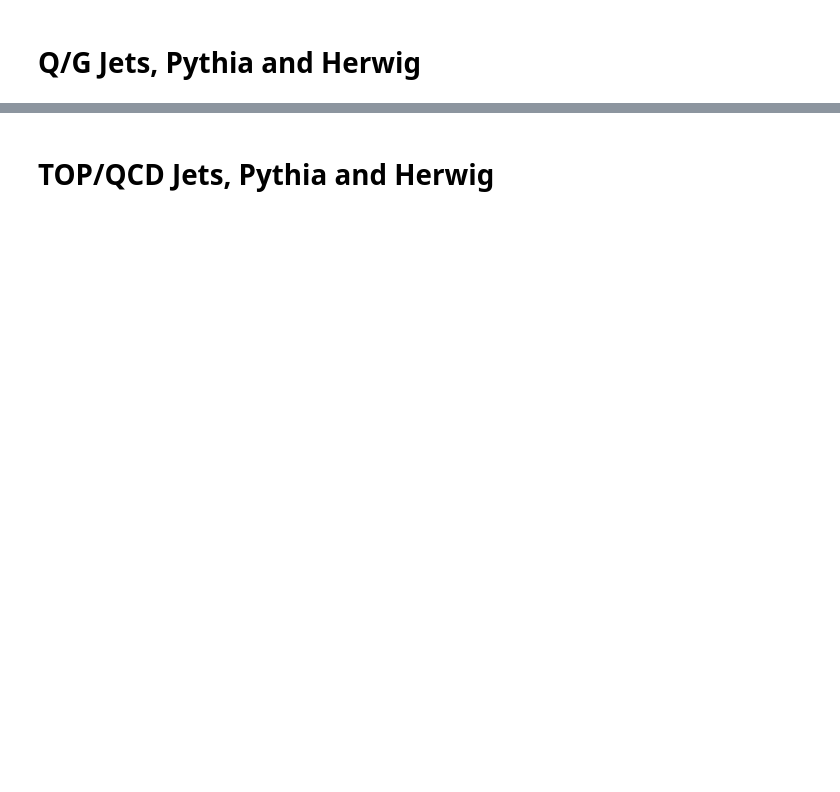
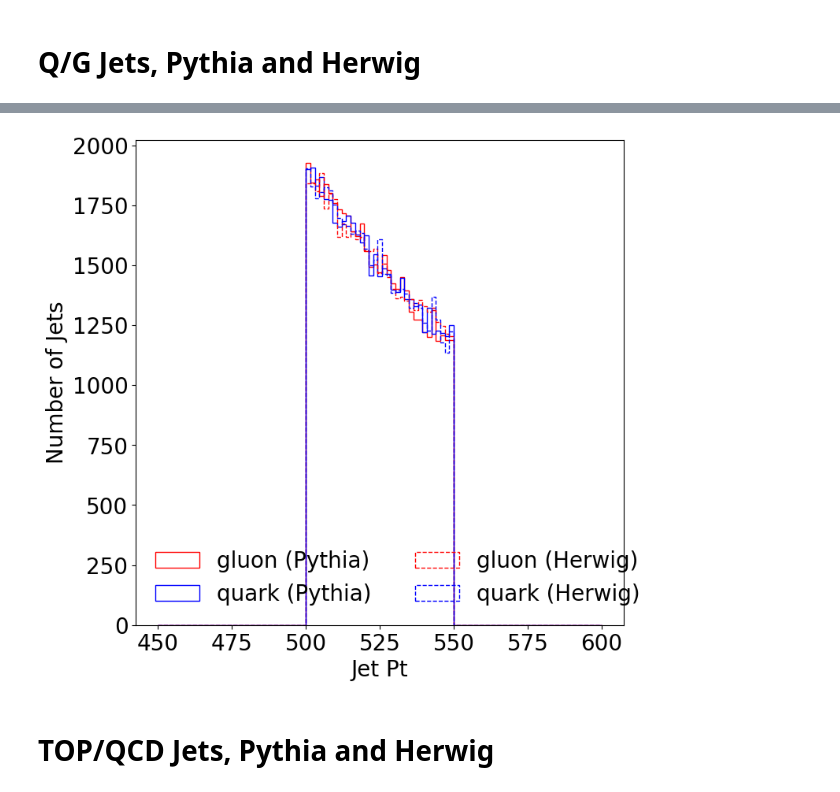
Before and after one commit to rikab/ParticleLoader, a Jupyter notebook: example.ipynb, the cells around one changed output, grey strips where cells are left out. Cells and saved outputs as stored; diff of their text form; code cells hidden in the pictures; blank space fills up the shorter version.

```diff
--- a/example.ipynb
+++ b/example.ipynb
@@ -13,6 +13,16 @@ def jet_mass(p):
     P[:,3] = np.sum(p[:,:,0] * np.sinh(p[:,:,1]),axis=1)
 
     return np.nan_to_num(np.sqrt(P[:,0]**2 - np.sum(P[:,1:]**2, axis = 1)))
+
+
+def jet_pt(p):
+
+    P = np.zeros((p.shape[0], 2))
+
+    P[:,0] = np.sum(p[:,:,0] * np.cos(p[:,:,2]),axis=1)
+    P[:,1] = np.sum(p[:,:,0] * np.sin(p[:,:,2]),axis=1)
+
+    return np.nan_to_num(np.sqrt(np.sum(P[:,:]**2 , axis = 1)))
 # %% [markdown]
 # Q/G Jets, Pythia and Herwig
 # %%
@@ -53,3 +61,26 @@ plt.show()
+# %%
+fig, axes = plt.subplots(figsize=(8,8))
+plt.rcParams['font.size'] = '20'
+
+class_0_pythia = jet_pt(X_pythia[y_pythia == 0])
+class_1_pythia = jet_pt(X_pythia[y_pythia == 1])
+
+class_0_herwig = jet_pt(X_herwig[y_herwig == 0])
+class_1_herwig = jet_pt(X_herwig[y_herwig == 1])
+
+bins = np.linspace(450, 600, 100)
+plt.hist(class_0_pythia, bins=bins, histtype='step', color=colors[0], label=classes[0] + " (Pythia)")
+plt.hist(class_1_pythia, bins=bins, histtype='step', color=colors[1], label=classes[1] + " (Pythia)")
+plt.hist(class_0_herwig, bins=bins, histtype='step', color=colors[0], linestyle='dashed', label=classes[0] + " (Herwig)")
+plt.hist(class_1_herwig, bins=bins, histtype='step', color=colors[1], linestyle='dashed', label=classes[1] + " (Herwig)")
+
+plt.xlabel("Jet Pt")
+plt.ylabel("Number of Jets")
+plt.legend(ncol = 2, frameon = False)
+
+plt.show()
+# %% [output]
+[figure, added]
 # %% [markdown]
 # TOP/QCD Jets, Pythia and Herwig
 # %%
```
Also changed, not shown: parts of 6 cells of this notebook, 6 other files.
